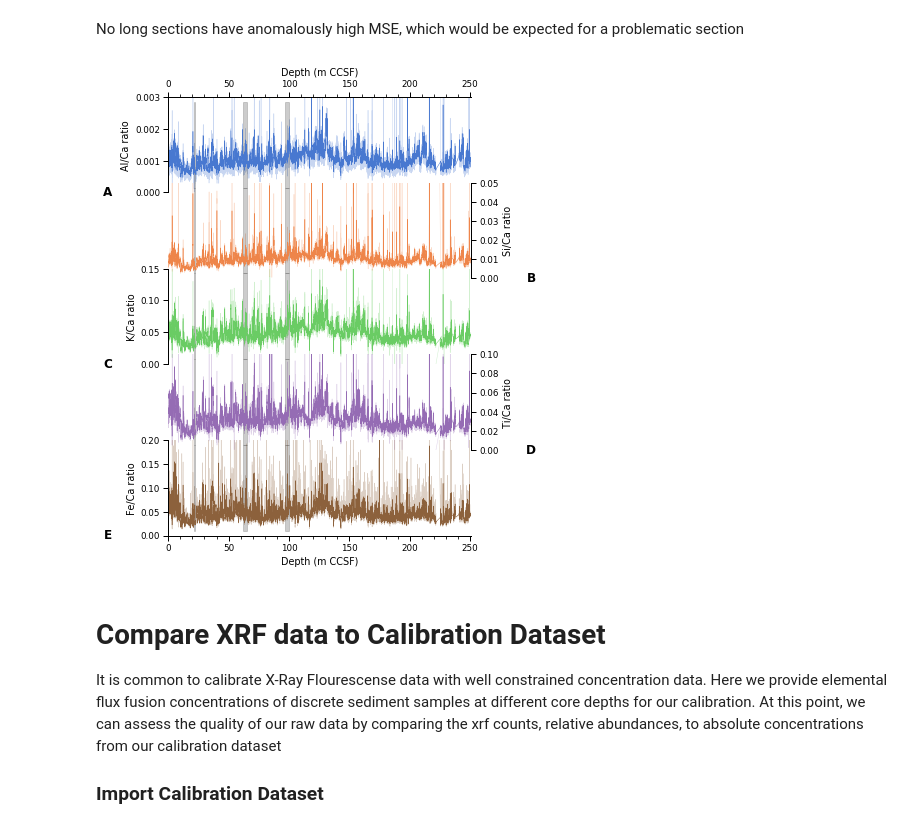
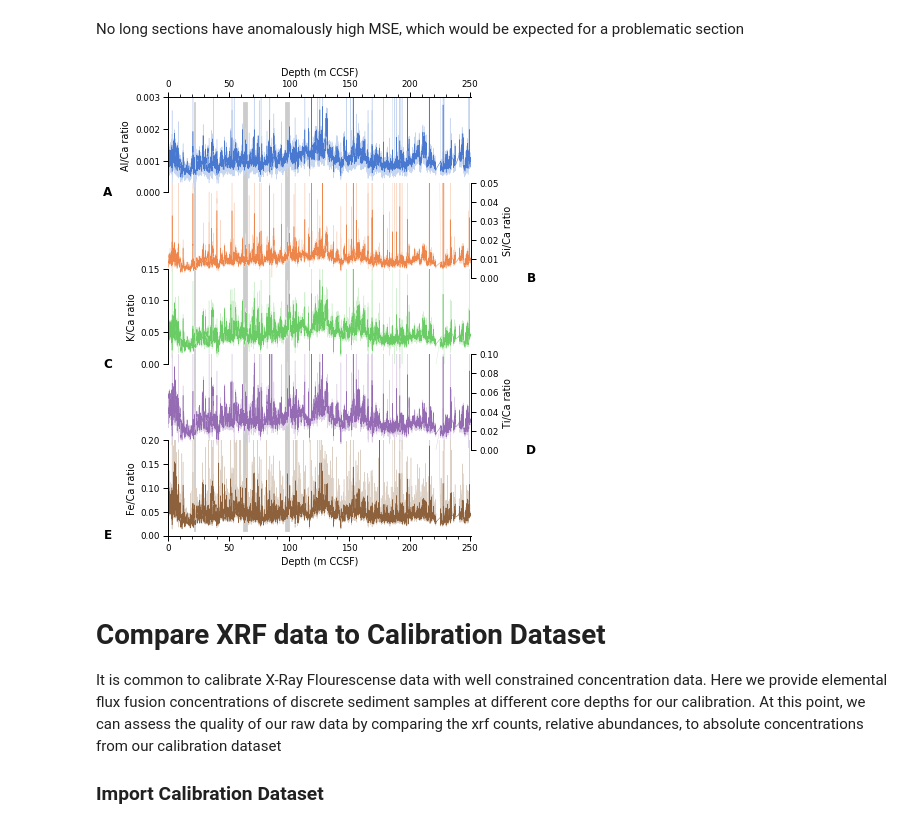
Before and after one commit to danielbabin/U1474_XRF_Data_Report, a Jupyter notebook: Notebooks/xrf_calibration.ipynb, the cells around one changed output. Drawn from its saved outputs; the diff is of its cells as text; code cells hidden in the pictures.

```diff
--- a/Notebooks/xrf_calibration.ipynb
+++ b/Notebooks/xrf_calibration.ipynb
@@ -43 +60,14 @@ old_xrf=old_xrf[~old_xrf.index.duplicated(keep='first')].copy()
+# %%
+cols=['Exp', 'Site', 'Hole', 'Core', 'Type', 'Section', 'Sec half','Top Offset (cm)',
+      'Section length (cm)', 'Top depth CCSF (m)', 'Bottom depth CCSF (m)','Depth (m CCSF)',
+      'Splice Tie Point -Samples Start At (cm)',
+       'Splice Tie Point -Samples Stop At (cm)', 'In the Splice?', 'sample surface', 'validity', 'E-gain', 'E-offset',
+       'F-slope', 'F-offset', 'cps', 'MSE', 'Mg', 'Al', 'Si', 'P', 'S', 'Cl',
+       'Ar', 'K', 'Ca', 'Sc', 'Ti', 'V', 'Mn', 'Fe', 'Ni', 'Cu', 'Zn', 'As',
+       'Br', 'Rb', 'Sr', 'Zr', 'Sb', 'Ba', 'La', 'Nd', 'Pb', 'Th', 'U',
+       'Cr kb', 'Ca ka-a sum', 'Ca ka-b sum', 'S2', 'W la', 'W la scat',
+       'W lb1', 'W lb1 scat', 'W lb2', 'W lb2 scat', 'Cr inc', 'Cr coh', 'Dt',
+       'filename']
+# %%
+old_xrf=old_xrf[cols]
 # %%
@@ -73,5 +103,6 @@ xrf['MSE'].plot()
 # Visualize Complete XRF Dataset
 # %%
 colors=sns.color_palette('muted',10)
+colors_pale=['#C7D6F0','#F9DAC8','#D2EFD0','#F2CECE','#DFD2E8','#DCCFC4']
 sns.palplot(colors)
 # %% [output]
@@ -79,6 +110,6 @@ sns.palplot(colors)
 # %%
 fig,axes=plt.subplots(nrows=6,figsize=(6,9))
-sns.set_context('paper',font_scale=1)
+sns.set_context('paper',font_scale=1.2)
 
 lw=.8
 ms=1.5
@@ -109,11 +140,11 @@ else:
 
 for i,e in enumerate(['Al','Si','K','Ca','Ti','Fe']):
     xrf[e].plot(ax=axes[i],color=colors[i],lw=lw)
-    (old_xrf[e]*10).plot(ax=axes[i],color=colors[i],lw=lw,zorder=-2,alpha=.3)
+    (old_xrf[e]*10).plot(ax=axes[i],color=colors_pale[i],lw=lw,zorder=-2)
     axes[i].set_ylabel(e+' counts')
-    axes[i].axvspan(xmin=21,xmax=22,ymin=.05,ymax=.95,color='k',alpha=.2)
-    axes[i].axvspan(xmin=62,xmax=65,ymin=.05,ymax=.95,color='k',alpha=.2)
-    axes[i].axvspan(xmin=97,xmax=100,ymin=.05,ymax=.95,color='k',alpha=.2)
+    axes[i].axvspan(xmin=21,xmax=22,ymin=.05,ymax=.95,color='#CCCCCC',zorder=-4)
+    axes[i].axvspan(xmin=62,xmax=65,ymin=.05,ymax=.95,color='#CCCCCC',zorder=-4)
+    axes[i].axvspan(xmin=97,xmax=100,ymin=.05,ymax=.95,color='#CCCCCC',zorder=-4)
 
 labels=['A','C','E']
 axs=[0,2,4]
@@ -143,5 +174,5 @@ axis.xaxis.set_minor_locator(AutoMinorLocator(5))
 axis.set_xlabel('Depth (m CCSF)')
 
 plt.subplots_adjust(hspace=-.1,top=.94,bottom=.07,right=.85,left=.15)
-fig.savefig(figure_path+'Figure-2 counts.png',dpi=700)
+fig.savefig(figure_path+'Figure-2 counts.eps',dpi=1000,format='eps')
 # %% [output]
@@ -359,45 +389,45 @@ else:
 color_list=[0,1,2,4,5]
 for i,e in enumerate(['Al','Si','K','Ti','Fe']):
     (xrf[e]/xrf['Ca']).plot(ax=axes[i],color=colors[color_list[i]],lw=lw)
-    (old_xrf[e]/old_xrf['Ca']).plot(ax=axes[i],color=colors[color_list[i]],lw=lw,zorder=-2,alpha=.3)
+    (old_xrf[e]/old_xrf['Ca']).plot(ax=axes[i],color=colors_pale[color_list[i]],lw=lw,zorder=-2)
     axes[i].set_ylabel(e+'/Ca ratio')
-    axes[i].axvspan(xmin=21,xmax=22,ymin=.05,ymax=.95,color='k',alpha=.2)
-    axes[i].axvspan(xmin=62,xmax=65,ymin=.05,ymax=.95,color='k',alpha=.2)
-    axes[i].axvspan(xmin=97,xmax=100,ymin=.05,ymax=.95,color='k',alpha=.2)
+    axes[i].axvspan(xmin=21,xmax=22,ymin=.05,ymax=.95,color='#CCCCCC',zorder=-4)
+    axes[i].axvspan(xmin=62,xmax=65,ymin=.05,ymax=.95,color='#CCCCCC',zorder=-4)
+    axes[i].axvspan(xmin=97,xmax=100,ymin=.05,ymax=.95,color='#CCCCCC',zorder=-4)
 
 labels=['A','C','E']
 axs=[0,2,4]
 
 for i in np.arange(0,3):
     axes[axs[i]].annotate(labels[i],xy=(-.2,0),
         xycoords='axes fraction',horizontalalignment='center',
         verticalalignment='center',size=12,fontweight='bold')
 
 labels=['B','D']
 axs=[1,3]
 
 for i in np.arange(0,2):
     axes[axs[i]].annotate(labels[i],xy=(1+.2,0),
         xycoords='axes fraction',horizontalalignment='center',
         verticalalignment='center',size=12,fontweight='bold')
 
 axes[0].set_ylim(0,.003)
 axes[1].set_ylim(0,.05)
 axes[2].set_ylim(0,.15)
 axes[3].set_ylim(0,.1)
 axes[4].set_ylim(0,0.2)
 
 axes[0].xaxis.set_minor_locator(AutoMinorLocator(5))
 axes[0].xaxis.set_label_position("top")
 axes[0].set_xlabel('Depth (m CCSF)')
 axis=axes[-1]
 axis.xaxis.set_minor_locator(AutoMinorLocator(5))
 axis.set_xlabel('Depth (m CCSF)')
 
 plt.subplots_adjust(hspace=-.1,top=.94,bottom=.07,right=.85,left=.15)
-fig.savefig(figure_path+'Figure-3 counts_ratios.png',dpi=700)
+fig.savefig(figure_path+'Figure-3 counts_ratios.eps',dpi=1000,format='eps')
 # %% [output]
-[figure, old version]
+[figure, new version]
 # %% [markdown]
 # Compare XRF data to Calibration Dataset
 It is common to calibrate X-Ray Flourescense data with well constrained concentration data. Here we provide elemental flux fusion concentrations of discrete sediment samples at different core depths for our calibration.
```
Also changed, not shown: parts of 15 cells of this notebook, 35 other files.
